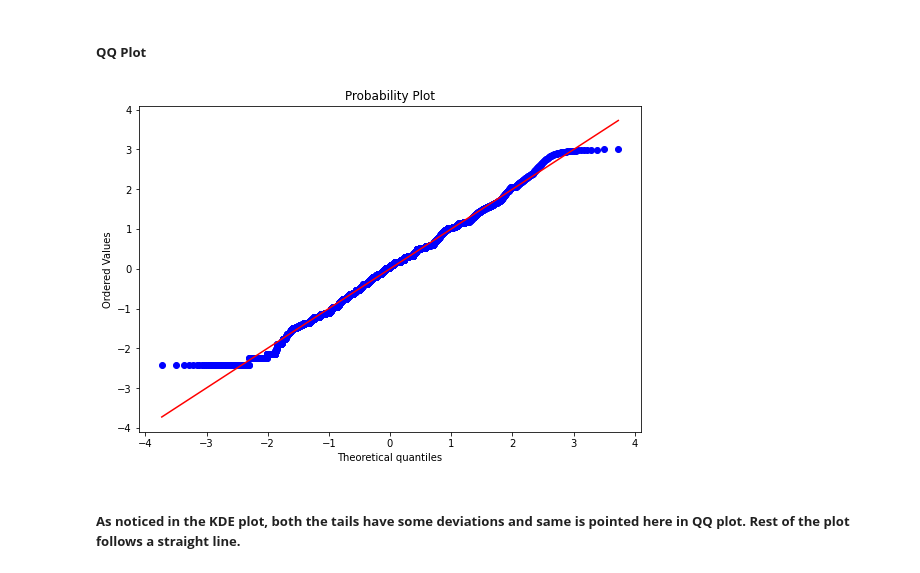
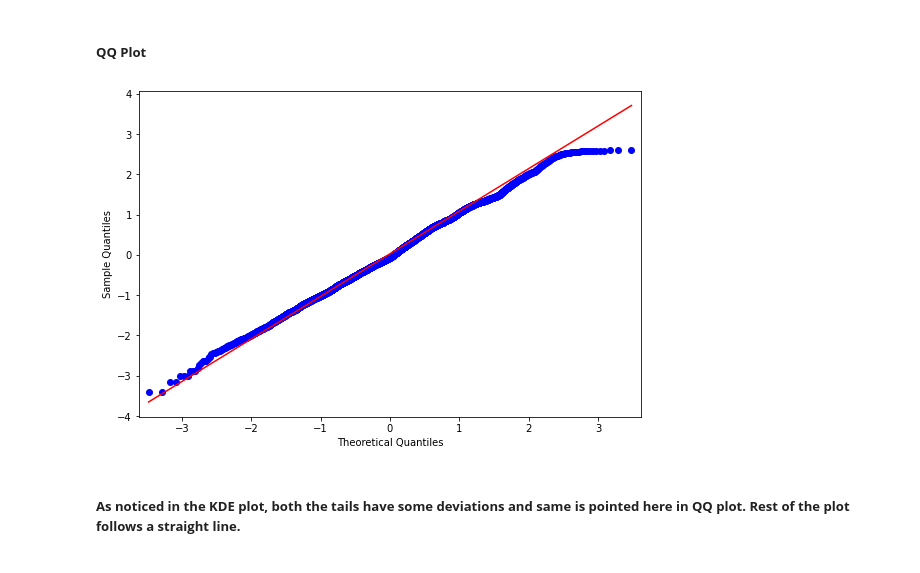
Before and after one commit to raj-shr-git/AAIC_Practice, a Jupyter notebook: VIDEO_PRACTICE/MODULE-1/ANOVA_Test.ipynb, the cells around one changed output. Saved outputs shown, nothing was run; the diff lists cells and outputs as text; code cells hidden in the pictures.

```diff
--- a/VIDEO_PRACTICE/MODULE-1/ANOVA_Test.ipynb
+++ b/VIDEO_PRACTICE/MODULE-1/ANOVA_Test.ipynb
@@ -379,6 +379,6 @@ np.nanmin(pop_test_df['Positive'])
 # %% [output]
 0.0
 # %%
-annv1_dense_grp = pop_test_df[['Positive','Dense_grp']]
+annv1_dense_grp = pop_test_df[['Positive','Dense_grp']].iloc[0:-1,:].drop_duplicates().reset_index(drop=True)
 annv1_dense_grp.shape
 # %% [output]
@@ -390,5 +392,9 @@ annv1_dense_grp['Positive'].isna().sum()
+# %%
+ss=StandardScaler()
+# %%
+annv1_dense_grp = pd.concat([annv1_dense_grp,pd.DataFrame(ss.fit_transform(pd.DataFrame(scipy.stats.yeojohnson(annv1_dense_grp['Positive'],lmbda=None)[0])[[0]]),columns=['positive_pt'])],axis=1)
 # %%
-annv1_dense_grp = pd.concat([annv1_dense_grp,pd.DataFrame(pt.fit_transform(annv1_dense_grp[['Positive']]),columns=['positive_pt'])],axis=1)
+#annv1_dense_grp = pd.concat([annv1_dense_grp,pd.DataFrame(pt.fit_transform(annv1_dense_grp[['Positive']]),columns=['positive_pt'])],axis=1)
 # %%
 annv1_dense_grp
 # %% [output]
@@ -537,9 +541,9 @@ from scipy.stats import probplot
 # %%
 with plt.style.context('seaborn-bright'):
-    plt.figure(figsize=(9,6))
-    probplot(all_states_pt_pos['positive_pt'],plot=plt);
+    fig, ax = plt.subplots(nrows=1,ncols=1,figsize=(9,6))
+    stm.graphics.gofplots.qqplot(all_states_pt_pos['positive_pt'],ax=ax,line='q')
 # %% [output]
-[figure, old version]
+[figure, new version]
 # %% [markdown]
 ##### **As noticed in the KDE plot, both the tails have some deviations and same is pointed here in QQ plot. Rest of the plot follows a straight line.**
 # %% [markdown]
```
Also changed, not shown: parts of 113 cells of this notebook, 2 other files.
